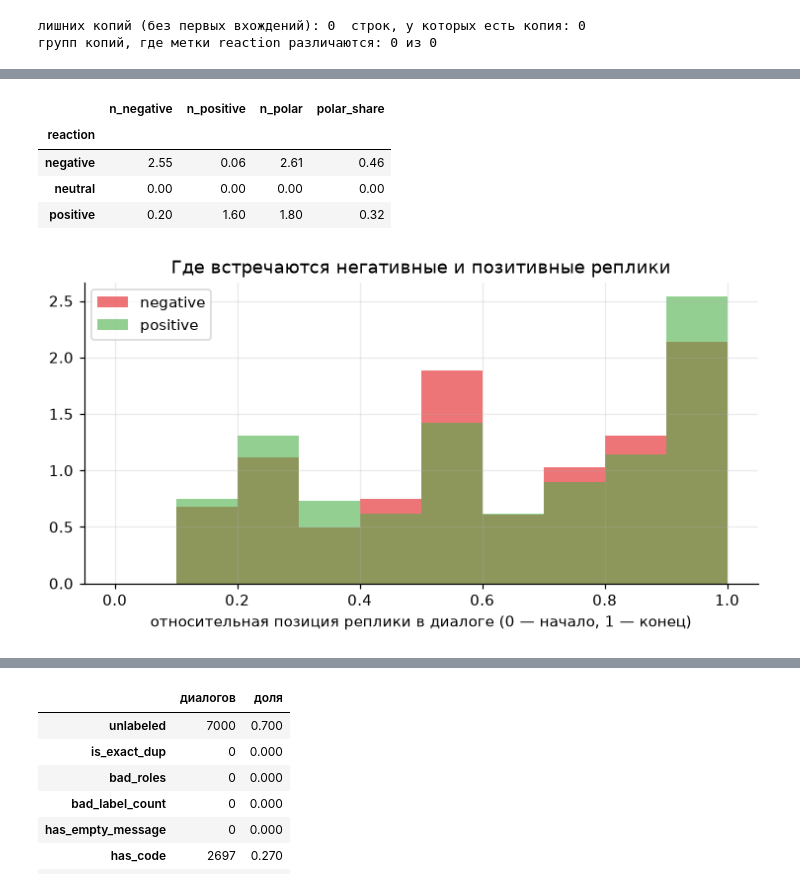
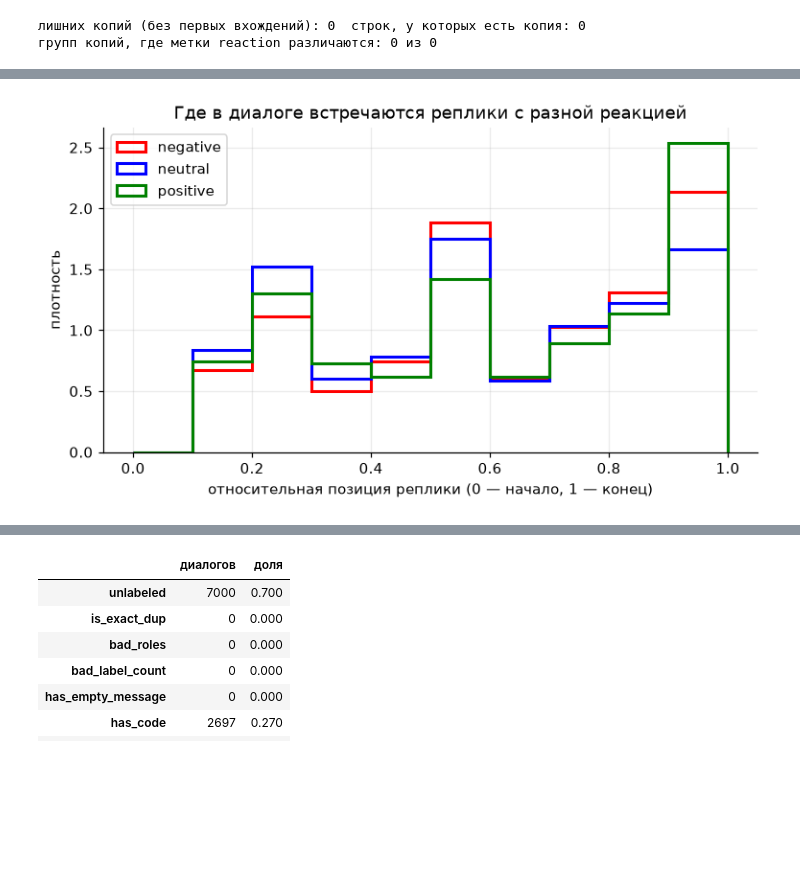
Before and after one commit to Pavel-bur-dot/MIPT_ML_homework, a Jupyter notebook: solution_hw1_BKZ/solution.ipynb, the cells around one changed output, grey strips where cells are left out. Saved outputs shown, nothing was run; the diff lists cells and outputs as text; code cells hidden in the pictures; blank space fills up the shorter version.

```diff
--- a/solution_hw1_BKZ/solution.ipynb
+++ b/solution_hw1_BKZ/solution.ipynb
@@ -1016,27 +871,23 @@ display(pd.crosstab(task_frame["task_type"], task_frame["mode_task"].rename("с
 # %%
-labeled["n_polar"] = labeled["n_negative"] + labeled["n_positive"]
-labeled["polar_share"] = labeled["n_polar"] / (labeled["n_user_actual"] - 1)   # доля реплик (кроме первой) с реакцией
-display(labeled.groupby("reaction")[["n_negative", "n_positive", "n_polar", "polar_share"]].mean().round(2))
+turns = messages[messages["is_user"] & messages["dialog_id"].isin(dialogs.loc[dialogs["is_labeled"], "dialog_id"])].copy()
+turns = turns[turns["turn_reaction"].notna()]
 
-n_user_by_dialog = dialogs.set_index("dialog_id")["n_user_actual"]
-polar_turns = lab_turns[lab_turns["turn_reaction"].isin(["negative", "positive"])].copy()
-polar_turns["rel_pos"] = polar_turns["user_idx"] / (polar_turns["dialog_id"].map(n_user_by_dialog) - 1)
+n_user = dialogs.set_index("dialog_id")["n_user_actual"]
+turns["rel_pos"] = turns["user_idx"] / (turns["dialog_id"].map(n_user) - 1)
 
-fig, ax = plt.subplots(figsize=(8, 3.6))
-for cls in ["negative", "positive"]:
-    ax.hist(polar_turns.loc[polar_turns["turn_reaction"] == cls, "rel_pos"], bins=10, range=(0, 1), alpha=0.6, density=True,
-            color=REACTION_COLORS[cls], label=cls)
-ax.set_xlabel("относительная позиция реплики в диалоге (0 — начало, 1 — конец)")
-ax.set_title("Где встречаются негативные и позитивные реплики")
+COLORS = {"negative": "red", "neutral": "blue", "positive": "green"}
+
+fig, ax = plt.subplots(figsize=(8, 4))
+for cls in ["negative", "neutral", "positive"]:
+    ax.hist(turns.loc[turns["turn_reaction"] == cls, "rel_pos"],
+            bins=10, range=(0, 1), density=True,
+            histtype="step", lw=2,
+            color=COLORS[cls], label=cls)
+
+ax.set_xlabel("относительная позиция реплики (0 — начало, 1 — конец)")
+ax.set_ylabel("плотность")
+ax.set_title("Где в диалоге встречаются реплики с разной реакцией")
 ax.legend()
 plt.show()
-
-for column in ["n_negative", "n_positive", "last_polar", "n_polar", "polar_share"]:
-    dialogs[column] = dialogs["dialog_id"].map(labeled.set_index("dialog_id")[column])
 # %% [output]
-|  | n_negative | n_positive | n_polar | polar_share |
-| reaction |  |  |  |  |
-| negative | 2.55 | 0.06 | 2.61 | 0.46 |
-| neutral | 0.00 | 0.00 | 0.00 | 0.00 |
-| positive | 0.20 | 1.60 | 1.80 | 0.32 |
-[figure, old version]
+[figure, new version]
```
Also changed, not shown: parts of 43 cells of this notebook, 2 other files.
